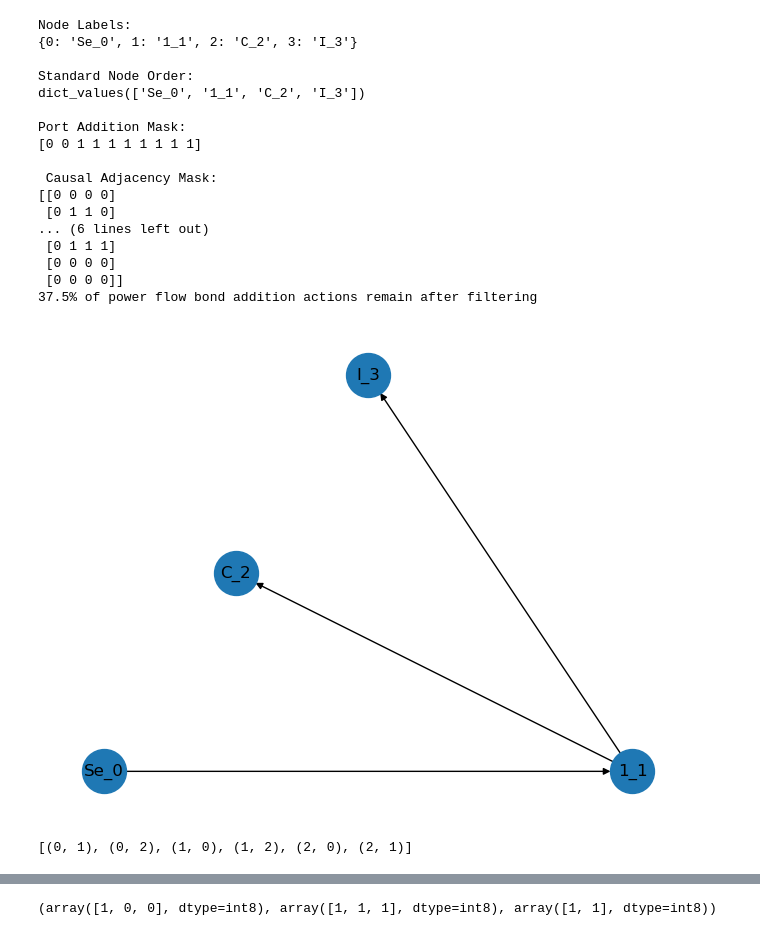
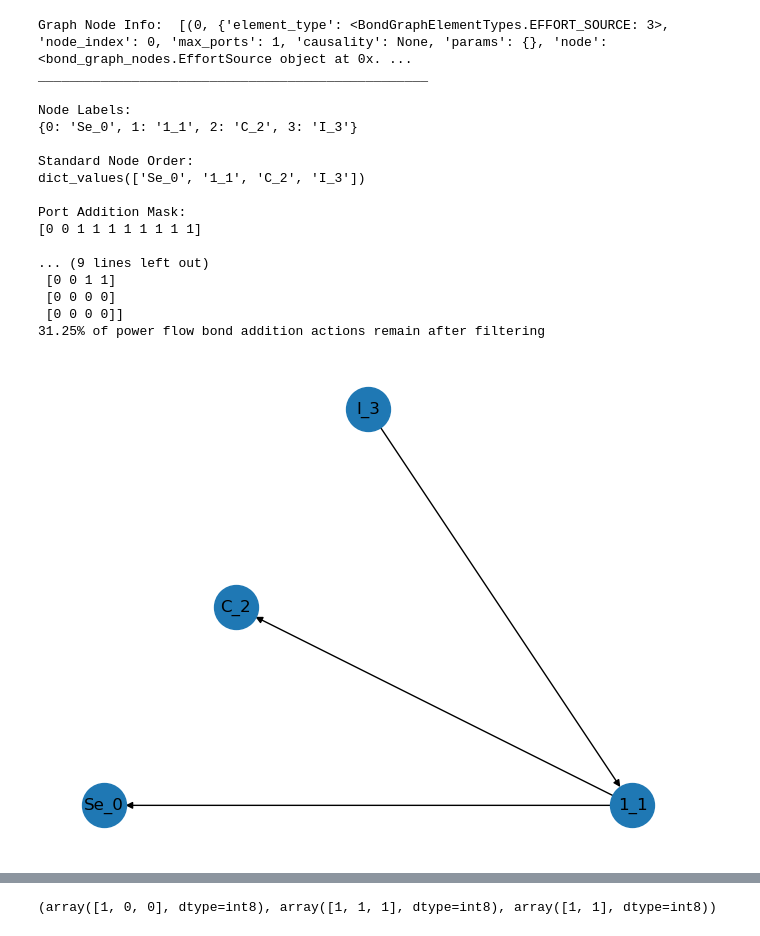
Before and after one commit to Astronauty/AiPEX-Projects, a Jupyter notebook: bond-graph-RL/bond_graph_test.ipynb, the cells around one changed output, grey strips where cells are left out. Cells and saved outputs as stored; diff of their text form; code cells hidden in the pictures.

```diff
--- a/bond-graph-RL/bond_graph_test.ipynb
+++ b/bond-graph-RL/bond_graph_test.ipynb
@@ -10,11 +10,13 @@ import time
 G = BondGraph(max_nodes=20, num_states=2)
 G.add_element(EffortSource(np.array([1, 2, 3])))
 G.add_element(OneJunction())
-G.add_bond(0, 1, 1)
+G.add_bond(1, 0, power_sign=-1)
 G.add_element(Capacitance(capacitance=10))
-G.add_bond(1, 2, 1)
+G.add_bond(1, 2, power_sign=1)
 G.add_element(Inertance(inertance=10))
-G.add_bond(1, 3, 1)
+G.add_bond(3, 1, power_sign=-1)
+# G.add_element(Resistance(resistance=10))
+# G.add_bond(1, 4, power_sign=1)
 # G.add_element(Capacitance(capacitance=5))
 # G.add_bond(1, 4, 1)
 # G.add_element(Capacitance(capacitance=10))
@@ -47,53 +49,47 @@ nx.draw_planar(G.graph, labels=labels, with_labels=True, node_size=1000)
 # print(nx.to_numpy_array(G.graph))
 # print(G.get_port_addition_mask())
 
+
+print("\nGraph Node Info: ", G.graph.nodes(data=True))
+
+print('_' * 50)
 print("\nNode Labels: ")
 print(labels)
 
 
 print("\nStandard Node Order: ")
 # print(G.graph.nodes)
 print(labels.values())
 
 print("\nPort Addition Mask: ")
 print(G.get_element_addition_mask())
 
 causal_adjacency_mask, power_flow_adjacency_mask = G.get_bond_addition_mask()
 print("\n Causal Adjacency Mask: ")
 print(causal_adjacency_mask)
 percent_fill=np.count_nonzero(causal_adjacency_mask)/np.size(causal_adjacency_mask)
-print(f"{percent_fill*100}% of causal bond actions remain after filtering")
+print(f"{percent_fill*100:0.2f}% of causal bond actions remain after filtering")
 
 print("\n Power Flow Adjacency Mask: ")
 print(power_flow_adjacency_mask)
 percent_fill=np.count_nonzero(power_flow_adjacency_mask)/np.size(power_flow_adjacency_mask)
-print(f"{percent_fill*100}% of power flow bond addition actions remain after filtering")
+print(f"{percent_fill*100:0.2f}% of power flow bond addition actions remain after filtering")
 # %% [output]
+Graph Node Info:  [(0, {'element_type': <BondGraphElementTypes.EFFORT_SOURCE: 3>, 'node_index': 0, 'max_ports': 1, 'causality': None, 'params': {}, 'node': <bond_graph_nodes.EffortSource object at 0x. ...
+__________________________________________________
+
 Node Labels:
 {0: 'Se_0', 1: '1_1', 2: 'C_2', 3: 'I_3'}
 
 Standard Node Order:
 dict_values(['Se_0', '1_1', 'C_2', 'I_3'])
 
 Port Addition Mask:
 [0 0 1 1 1 1 1 1 1 1]
 
- Causal Adjacency Mask:
-[[0 0 0 0]
- [0 1 1 0]
-... (6 lines left out)
- [0 1 1 1]
+... (9 lines left out)
+ [0 0 1 1]
  [0 0 0 0]
  [0 0 0 0]]
-37.5% of power flow bond addition actions remain after filtering
+31.25% of power flow bond addition actions remain after filtering
-[figure, old version]
+[figure, new version]
-# %%
-import itertools
-from itertools import permutations
-
-max_nodes = 3
-possible_edge_list = permutations(range(max_nodes), 2)
-
-print(list(possible_edge_list))
-# %% [output]
-[(0, 1), (0, 2), (1, 0), (1, 2), (2, 0), (2, 1)]
```
Also changed, not shown: parts of 6 cells of this notebook, 3 other files.
